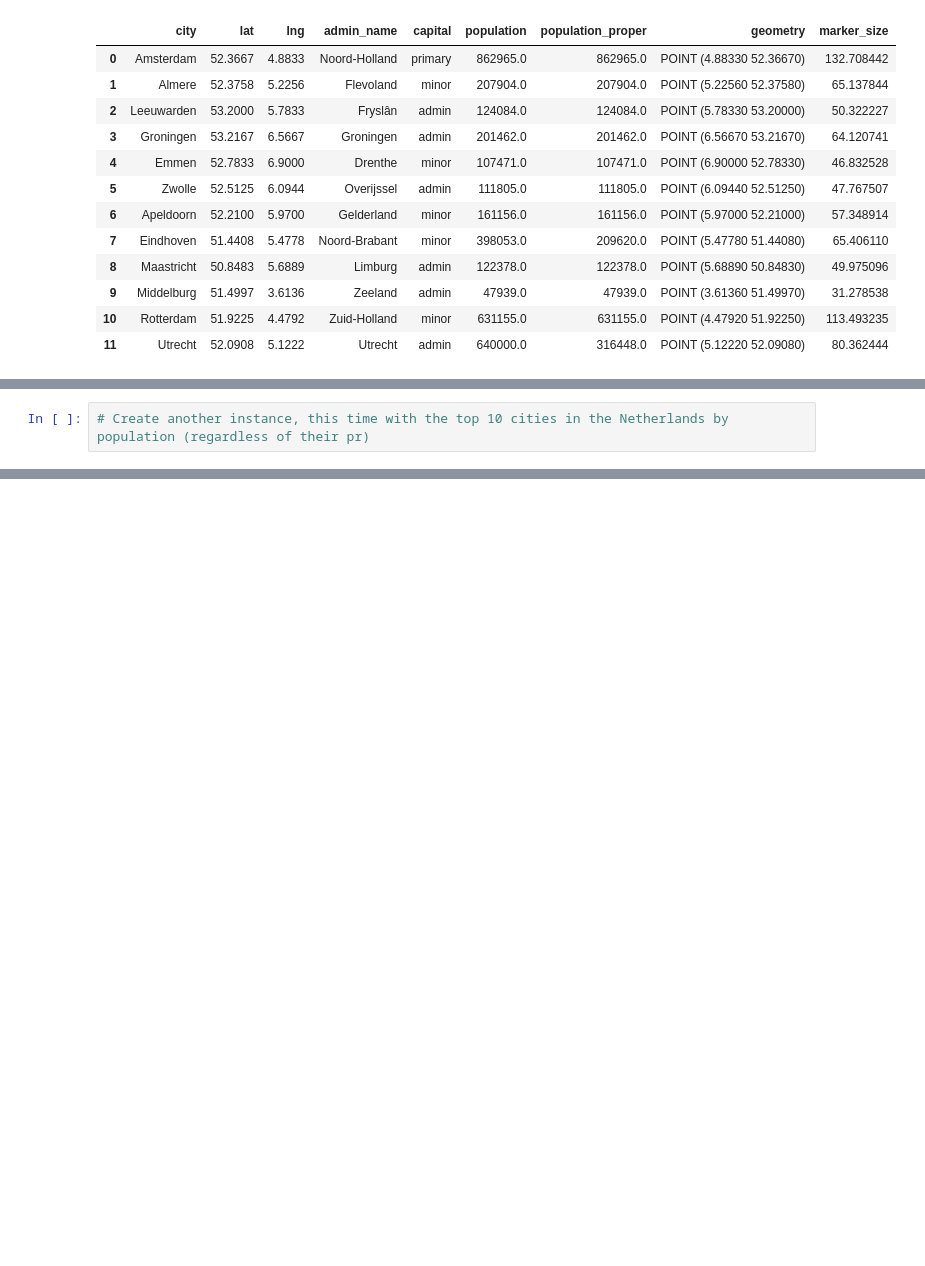
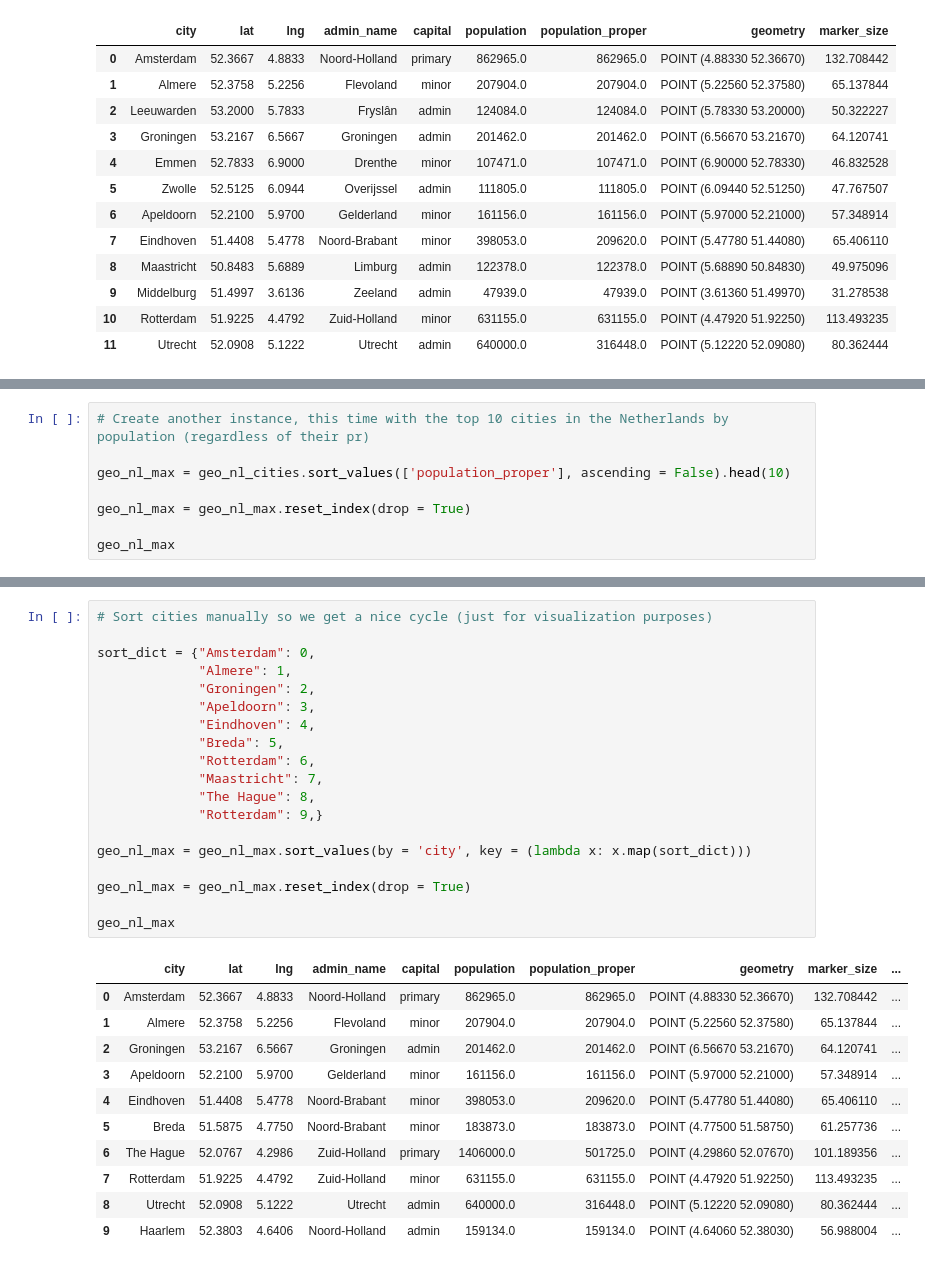
Before and after one commit to nichiho/Hardness-of-ATSP, a Jupyter notebook: Dutchcities/eda.ipynb, the cells around one changed output, grey strips where cells are left out. Cells and saved outputs as stored; diff of their text form; blank space fills up the shorter version.

```diff
--- a/Dutchcities/eda.ipynb
+++ b/Dutchcities/eda.ipynb
@@ -319,2 +308,8 @@ Text(0.5, 1.0, 'Cities with the highest population per province')
 # %%
 # Create another instance, this time with the top 10 cities in the Netherlands by population (regardless of their pr)
+
+geo_nl_max = geo_nl_cities.sort_values(['population_proper'], ascending = False).head(10)
+
+geo_nl_max = geo_nl_max.reset_index(drop = True)
+
+geo_nl_max
@@ -320,0 +328,31 @@ Text(0.5, 1.0, 'Cities with the highest population per province')
+# %%
+# Sort cities manually so we get a nice cycle (just for visualization purposes)
+
+sort_dict = {"Amsterdam": 0,
+             "Almere": 1,
+             "Groningen": 2,
+             "Apeldoorn": 3,
+             "Eindhoven": 4,
+             "Breda": 5,
+             "Rotterdam": 6,
+             "Maastricht": 7,
+             "The Hague": 8,
+             "Rotterdam": 9,}
+
+geo_nl_max = geo_nl_max.sort_values(by = 'city', key = (lambda x: x.map(sort_dict)))
+
+geo_nl_max = geo_nl_max.reset_index(drop = True)
+
+geo_nl_max
+# %% [output]
+|  | city | lat | lng | admin_name | capital | population | population_proper | geometry | marker_size | ... |
+| 0 | Amsterdam | 52.3667 | 4.8833 | Noord-Holland | primary | 862965.0 | 862965.0 | POINT (4.88330 52.36670) | 132.708442 | ... |
+| 1 | Almere | 52.3758 | 5.2256 | Flevoland | minor | 207904.0 | 207904.0 | POINT (5.22560 52.37580) | 65.137844 | ... |
+| 2 | Groningen | 53.2167 | 6.5667 | Groningen | admin | 201462.0 | 201462.0 | POINT (6.56670 53.21670) | 64.120741 | ... |
+| 3 | Apeldoorn | 52.2100 | 5.9700 | Gelderland | minor | 161156.0 | 161156.0 | POINT (5.97000 52.21000) | 57.348914 | ... |
+| 4 | Eindhoven | 51.4408 | 5.4778 | Noord-Brabant | minor | 398053.0 | 209620.0 | POINT (5.47780 51.44080) | 65.406110 | ... |
+| 5 | Breda | 51.5875 | 4.7750 | Noord-Brabant | minor | 183873.0 | 183873.0 | POINT (4.77500 51.58750) | 61.257736 | ... |
+| 6 | The Hague | 52.0767 | 4.2986 | Zuid-Holland | primary | 1406000.0 | 501725.0 | POINT (4.29860 52.07670) | 101.189356 | ... |
+| 7 | Rotterdam | 51.9225 | 4.4792 | Zuid-Holland | minor | 631155.0 | 631155.0 | POINT (4.47920 51.92250) | 113.493235 | ... |
+| 8 | Utrecht | 52.0908 | 5.1222 | Utrecht | admin | 640000.0 | 316448.0 | POINT (5.12220 52.09080) | 80.362444 | ... |
+| 9 | Haarlem | 52.3803 | 4.6406 | Noord-Holland | admin | 159134.0 | 159134.0 | POINT (4.64060 52.38030) | 56.988004 | ... |
```
Also changed, not shown: parts of 13 cells of this notebook.
